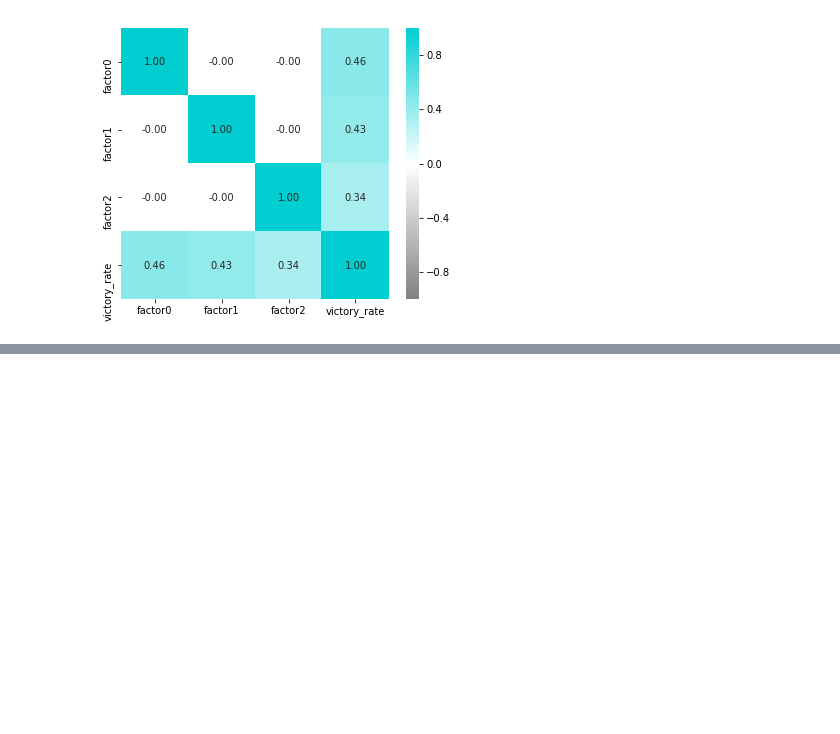
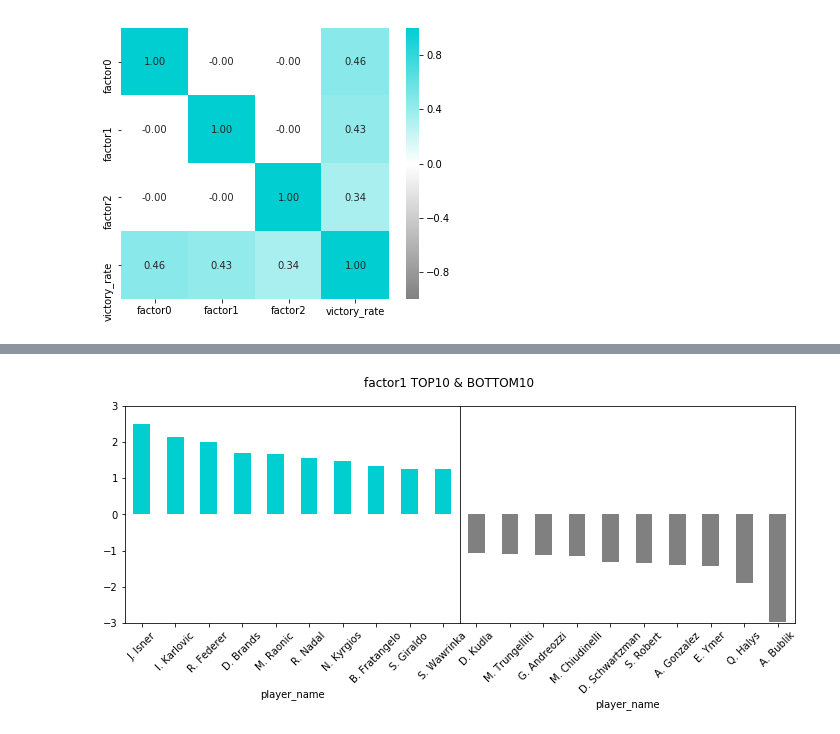
Before and after one commit to Gin04gh/datascience, a Jupyter notebook: kaggle_dataset_large_tennis_dataset_for_atp_itf_betting/analysis_service_return_strength.ipynb, the cells around one changed output, grey strips where cells are left out. Cells and saved outputs as stored; diff of their text form; code cells hidden in the pictures; blank space fills up the shorter version.

```diff
--- a/kaggle_dataset_large_tennis_dataset_for_atp_itf_betting/analysis_service_return_strength.ipynb
+++ b/kaggle_dataset_large_tennis_dataset_for_atp_itf_betting/analysis_service_return_strength.ipynb
@@ -252,0 +272,19 @@ plt.show()
+# %%
+fig, axs = plt.subplots(ncols=2, figsize=(12, 4))
+plt.subplots_adjust(wspace=0)
+
+tmp = df_results.sort_values(by='factor1', ascending=False)
+tmp[:10].plot(kind='bar', x='player_name', y='factor1', color=base_color, ax=axs[0])
+tmp[-10:].plot(kind='bar', x='player_name', y='factor1', color=base_color2, ax=axs[1])
+
+for i in [0, 1]:
+    for tick in axs[i].get_xticklabels():
+        tick.set_rotation(45)
+    axs[i].set_ylim([-3, 3])
+    axs[i].legend_.remove()
+
+axs[1].set_yticks([])
+plt.suptitle('factor1 TOP10 & BOTTOM10')
+plt.show()
+# %% [output]
+[figure, added]
```
Also changed, not shown: parts of 3 cells of this notebook.
